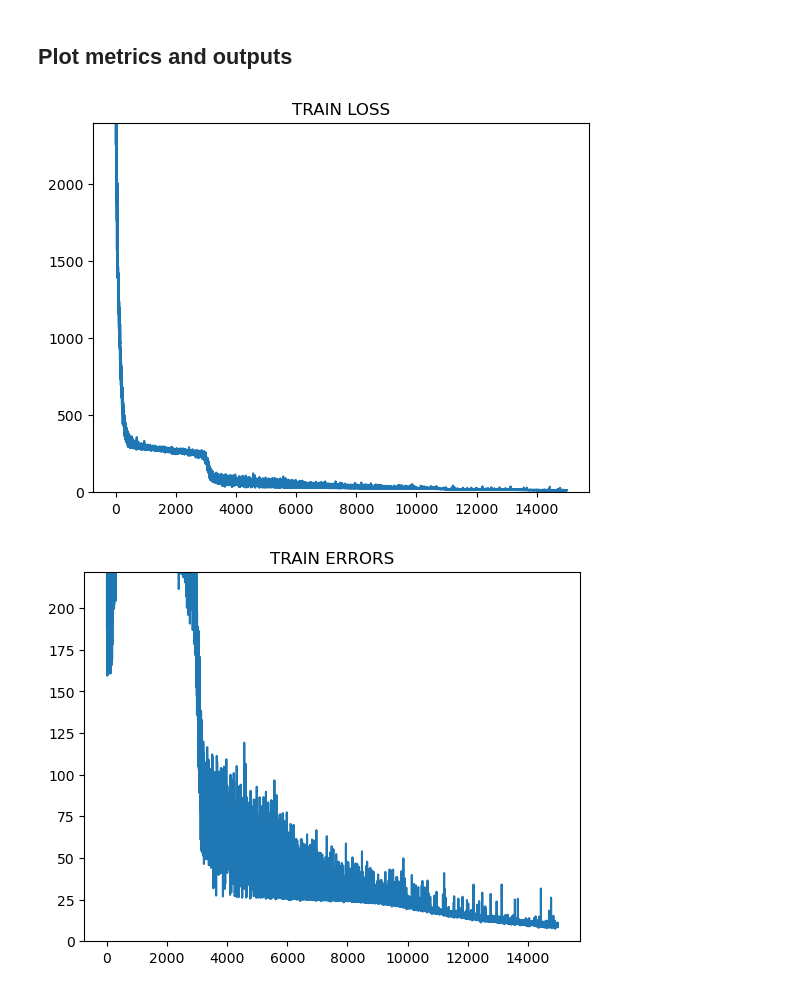
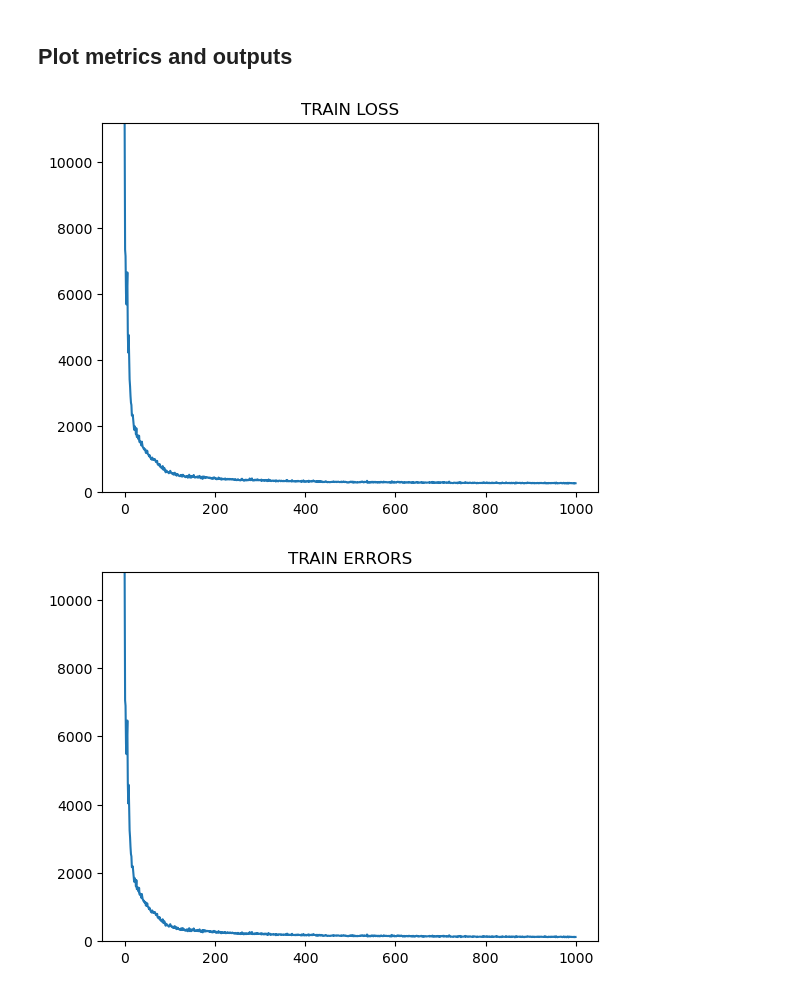
Before and after one commit to VarunGorti/CurveFitting-DIP, a Jupyter notebook: RESUNET_V4.ipynb, the cells around one changed output. Cells and saved outputs as stored; diff of their text form; code cells hidden in the pictures.

```diff
--- a/RESUNET_V4.ipynb
+++ b/RESUNET_V4.ipynb
@@ -259,12 +259,14 @@ TOTAL PARAMS:  818176
 # %% [markdown]
 ## Define training parameters, losses, and track stats
 # %%
-LR = 1e-4
-NUM_ITER = 15000
+LR = 1e-1
+NUM_ITER = 1000
+NUM_MC_RUNS = 1
 
-REG_HYPERPARAM = 0.1
+REG_HYPERPARAM = 0.01
+KL_HYPERPARAM = 2
 # %%
-NOISY_INPUT = True
+NOISY_INPUT = False
 
 START_NOISE_LEVEL = CUR_NOISE_LEVEL = 10
 END_NOISE_LEVEL = 0.001
@@ -286,7 +288,7 @@ net = net.train()
 optim = torch.optim.Adam(net.parameters(), lr=LR)
 
 START_LR = LR
-END_LR = 1e-5
+END_LR = LR/10
 LR_DECAY_FACTOR = (END_LR / START_LR)**(1 / NUM_ITER)
 
 scheduler = torch.optim.lr_scheduler.ExponentialLR(optim, gamma=LR_DECAY_FACTOR)
@@ -297,6 +299,7 @@ def get_lr(optimizer):
 # %%
 train_losses = []
 train_errors = []
+train_kls    = []
 if REG_HYPERPARAM > 0:
     train_regs = []
 
@@ -432,36 +436,42 @@ print(predictive_uncertainty, model_uncertainty)
 # %%
 max_idx = NUM_ITER-1
 
 plt.figure()
 plt.plot(train_losses)
 plt.title("TRAIN LOSS")
 plt.ylim(0., train_losses[0])
 plt.show()
 
 plt.figure()
 plt.plot(train_errors)
 plt.title("TRAIN ERRORS")
 plt.ylim(0., train_errors[0])
 plt.show()
 
 if REG_HYPERPARAM > 0:
     plt.figure()
     plt.plot(train_regs)
     plt.title("TRAIN REGS")
     plt.ylim(0., train_regs[0])
     plt.show()
 
 plt.figure()
+plt.plot(train_kls, color='g')
+plt.title("TRAIN KL")
+plt.ylim(0, train_kls[0] + 10)
+plt.show()
+
+plt.figure()
 plt.plot(test_mses, color='r')
 plt.title("TEST MSE")
 plt.ylim(0., test_mses[0])
 plt.show()
 
-plt.figure()
-plt.plot(test_maes, color='g')
-plt.title("TEST MAE")
-plt.ylim(0, test_maes[0])
-plt.show()
+# plt.figure()
+# plt.plot(test_maes, color='g')
+# plt.title("TEST MAE")
+# plt.ylim(0, test_maes[0])
+# plt.show()
 # %% [output]
-[figure, old version]
+[figure, new version]
-[figure, old version]
+[figure, new version]
```
Also changed, not shown: parts of 10 cells of this notebook, 2 other files.
